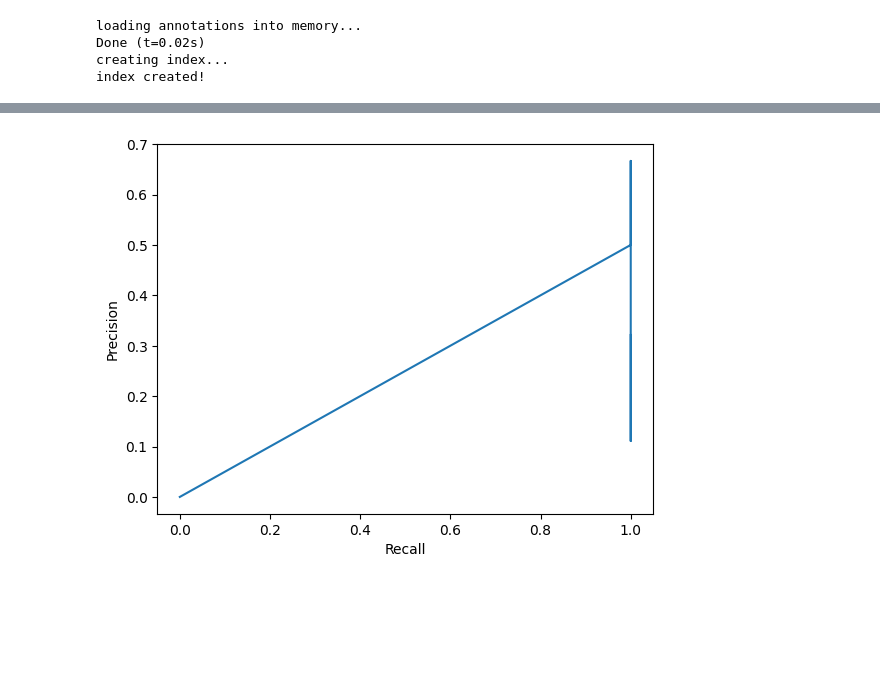
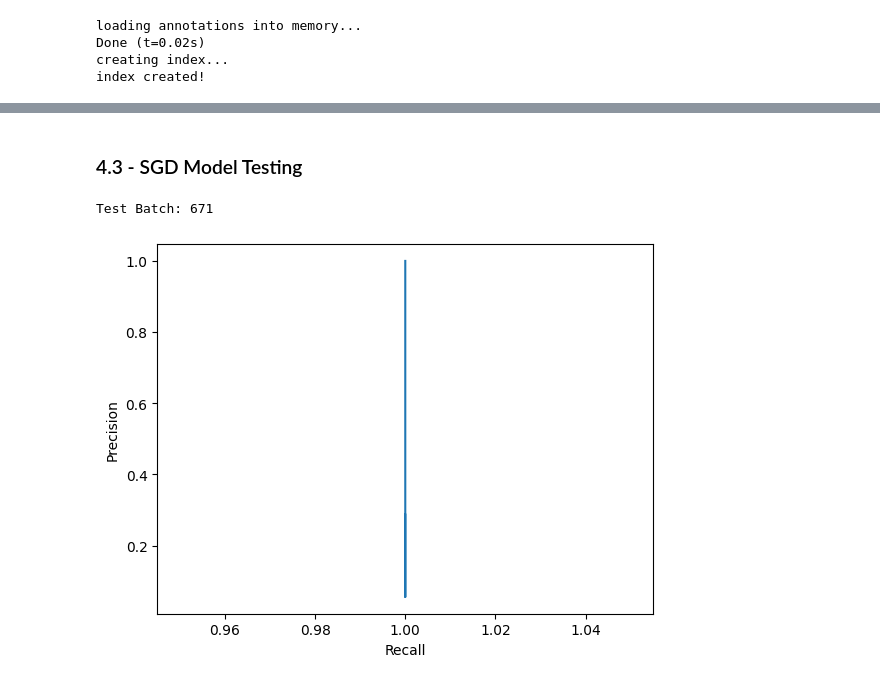
Before and after one commit to jag1799/SeaSARR, a Jupyter notebook: src/frcnn/baseline.ipynb, the cells around one changed output, grey strips where cells are left out. Drawn from its saved outputs; the diff is of its cells as text; code cells hidden in the pictures; blank space fills up the shorter version.

Commit message:
Added SGD optimizer based frcnn model to all variants.

```diff
--- a/src/frcnn/baseline.ipynb
+++ b/src/frcnn/baseline.ipynb
@@ -562,0 +210,11 @@ plt.show()
+# %%
+# Build the baseline model
+frcnn_sgd = torchvision.models.detection.fasterrcnn_resnet50_fpn(pretrained=False)
+input_features_sgd = frcnn_sgd.roi_heads.box_predictor.cls_score.in_features
+frcnn_sgd.roi_heads.box_predictor = torchvision.models.detection.faster_rcnn.FastRCNNPredictor(input_features_sgd, 2)
+
+# Build the loss function and optimizer
+sgd = torch.optim.SGD(frcnn_sgd.parameters(), lr=1e-5, momentum=0.9)
+sgdWorker = ModelWorkerFRCNN(optimizer=sgd, frcnn=frcnn_sgd, quiet=False)
+# %%
+sgdWorker.train(train_dataloader, 10, [3736])
@@ -586,8 +302,15 @@ NameError: name 'maP' is not defined
+# %% [markdown]
+### 4.3 - SGD Model Testing
+# %%
+# Compare with Stochastic Gradient Descent optimizer.
+threshold = 0.5
+performance, maP = sgdWorker.model_test(test_dataloader, threshold)
+# %% [output]
+Test Batch: 671
 # %%
-performance = worker.get_test_metrics(performance, 0.5)
+performance = sgdWorker.get_test_metrics(performance, threshold)
 # %%
-worker.plot_PR_curve(performance)
-
+sgdWorker.plot_PR_curve(performance)
 plt.show()
 # %% [output]
-[figure, old version]
+[figure, new version]
```
Also changed, not shown: parts of 18 cells of this notebook, 1 other file.
